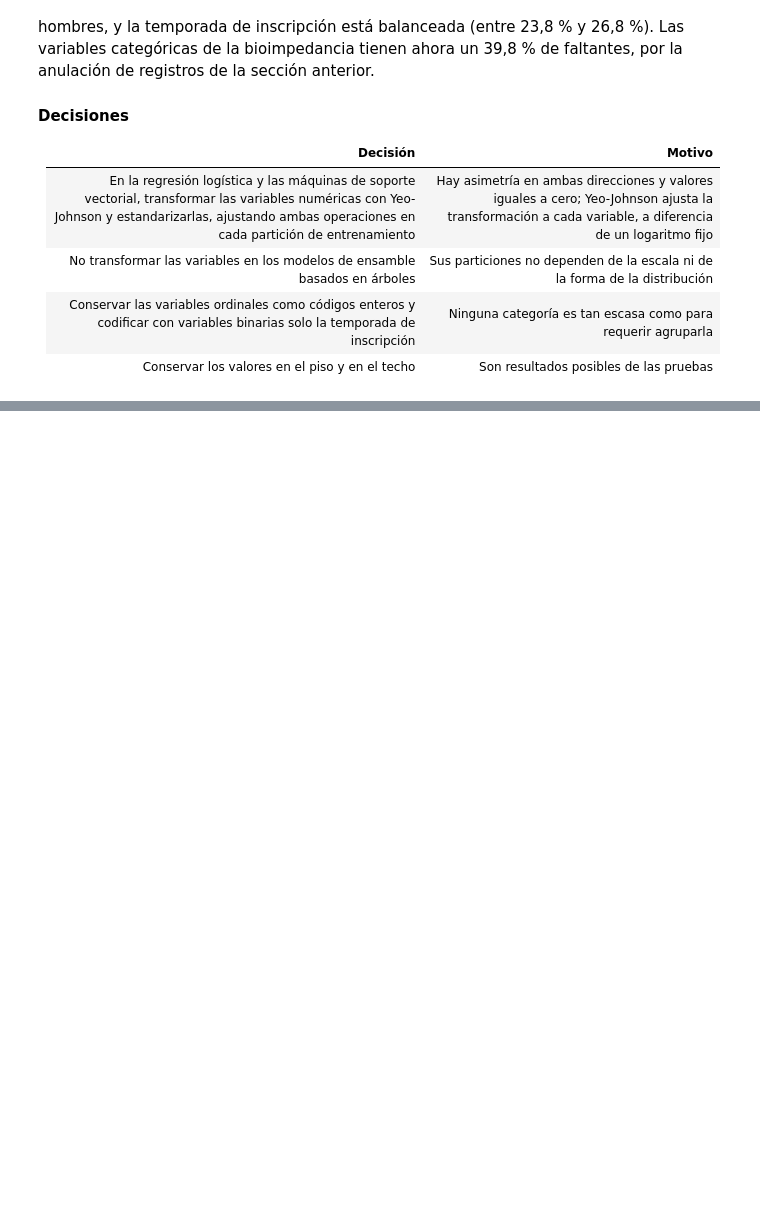
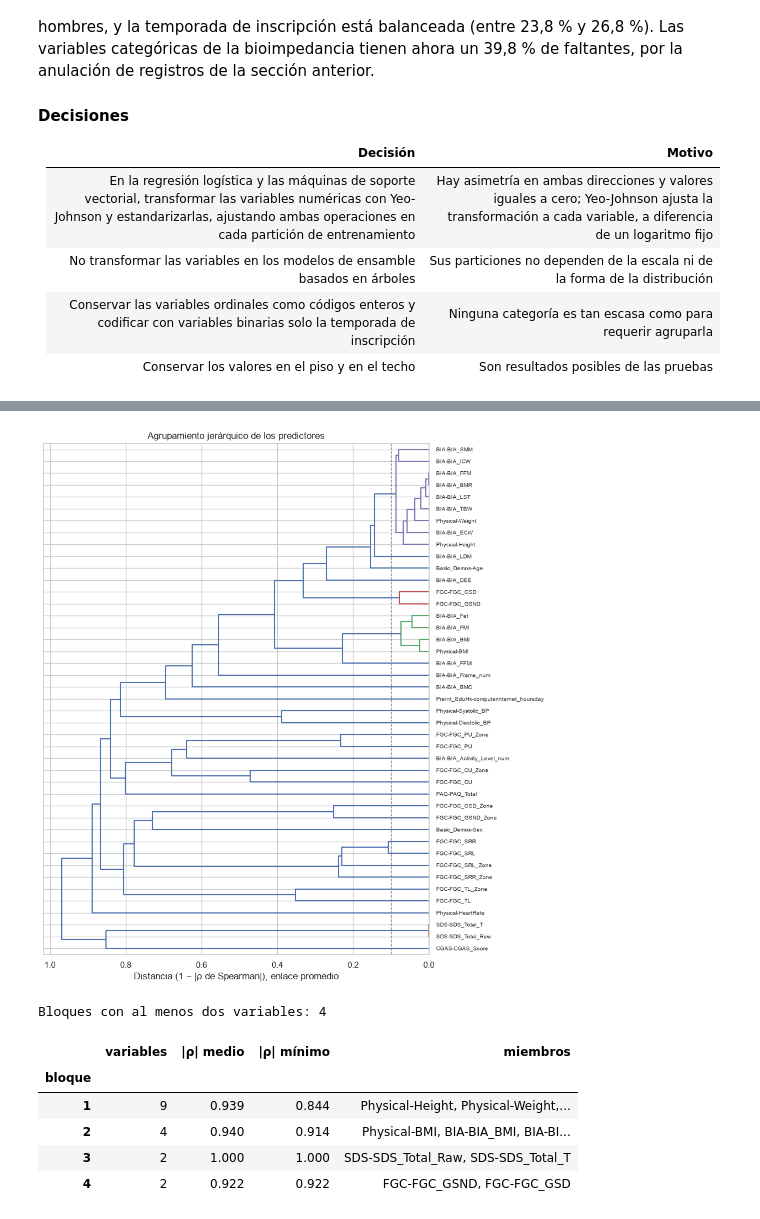
Before and after one commit to juanestebancg2806/piu-severity-prediction, a Jupyter notebook: notebooks/01_eda.ipynb, the cells around one changed output, grey strips where cells are left out. Cells and saved outputs as stored; diff of their text form; code cells hidden in the pictures; blank space fills up the shorter version.

Commit message:
continue EDA

```diff
--- a/notebooks/01_eda.ipynb
+++ b/notebooks/01_eda.ipynb
@@ -1918,0 +2022,58 @@ Ninguna categoría es tan escasa como para requerir agruparla con otra. Las meno
+# %%
+fig, ax = plt.subplots(figsize=(9, 12))
+dendrogram(
+    enlace,
+    labels=list(spearman.index),
+    orientation="left",
+    color_threshold=1 - UMBRAL_REDUNDANCIA,
+    leaf_font_size=7,
+    ax=ax,
+)
+ax.axvline(1 - UMBRAL_REDUNDANCIA, color="gray", linestyle="--", linewidth=1)
+ax.set(
+    xlabel="Distancia (1 − |ρ de Spearman|), enlace promedio",
+    title="Agrupamiento jerárquico de los predictores",
+)
+save_figure(fig, "dendrograma_predictores", FIGURAS_EDA)
+plt.show()
+
+etiquetas_bloque = pd.Series(
+    fcluster(enlace, t=1 - UMBRAL_REDUNDANCIA, criterion="distance"), index=spearman.index
+)
+
+filas = []
+for _, miembros in etiquetas_bloque.groupby(etiquetas_bloque):
+    variables = list(miembros.index)
+    if len(variables) < 2:
+        continue
+    bloque = spearman.loc[variables, variables].abs().to_numpy()
+    fuera_diagonal = bloque[~np.eye(len(variables), dtype=bool)]
+    filas.append(
+        {
+            "variables": len(variables),
+            "|ρ| medio": round(float(np.nanmean(fuera_diagonal)), 3),
+            "|ρ| mínimo": round(float(np.nanmin(fuera_diagonal)), 3),
+            "miembros": ", ".join(variables),
+        }
+    )
+
+bloques_redundantes = (
+    pd.DataFrame(filas, columns=["variables", "|ρ| medio", "|ρ| mínimo", "miembros"])
+    .sort_values("variables", ascending=False)
+    .reset_index(drop=True)
+)
+bloques_redundantes.index = bloques_redundantes.index + 1
+bloques_redundantes.index.name = "bloque"
+
+print(f"Bloques con al menos dos variables: {len(bloques_redundantes)}")
+with pd.option_context("display.max_colwidth", None):
+    display(bloques_redundantes)
+# %% [output]
+[figure, added]
+Bloques con al menos dos variables: 4
+|  | variables | |ρ| medio | |ρ| mínimo | miembros |
+| bloque |  |  |  |  |
+| 1 | 9 | 0.939 | 0.844 | Physical-Height, Physical-Weight,... |
+| 2 | 4 | 0.940 | 0.914 | Physical-BMI, BIA-BIA_BMI, BIA-BI... |
+| 3 | 2 | 1.000 | 1.000 | SDS-SDS_Total_Raw, SDS-SDS_Total_T |
+| 4 | 2 | 0.922 | 0.922 | FGC-FGC_GSND, FGC-FGC_GSD |
```
Also changed, not shown: parts of 18 cells of this notebook, 6 other files.
